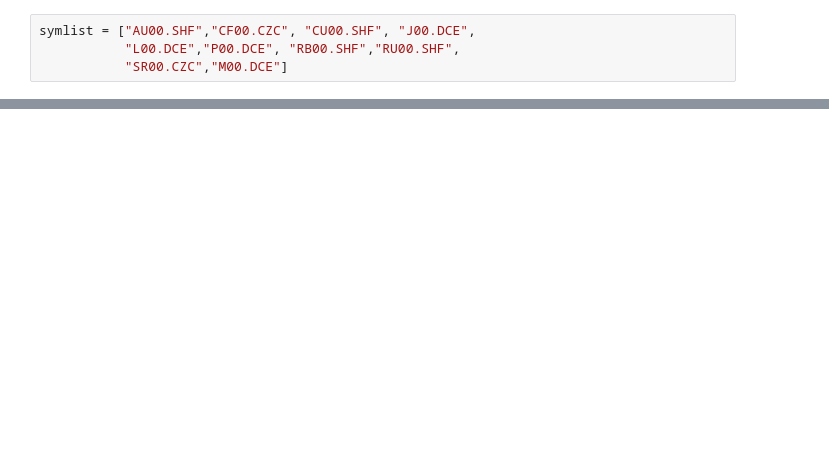
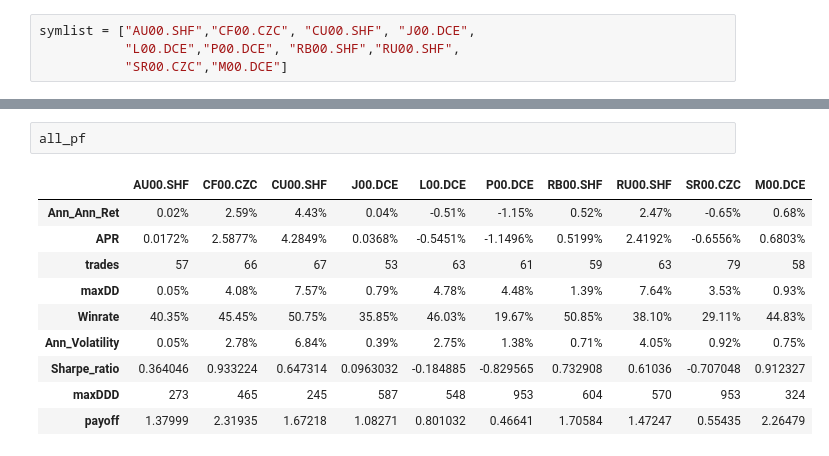
Before and after one commit to nigelliyang/CTA_Strategy, a Jupyter notebook: DoubleMA_Strategy/test_stragegy.ipynb, the cells around one changed output, grey strips where cells are left out. Drawn from its saved outputs; the diff is of its cells as text; blank space fills up the shorter version.

```diff
--- a/DoubleMA_Strategy/test_stragegy.ipynb
+++ b/DoubleMA_Strategy/test_stragegy.ipynb
@@ -11,3 +36,16 @@ pf,Pnl = stratanalyz(Accountsummny)
+# %%
+all_pf
+# %% [output]
+|  | AU00.SHF | CF00.CZC | CU00.SHF | J00.DCE | L00.DCE | P00.DCE | RB00.SHF | RU00.SHF | SR00.CZC | M00.DCE |
+| Ann_Ann_Ret | 0.02% | 2.59% | 4.43% | 0.04% | -0.51% | -1.15% | 0.52% | 2.47% | -0.65% | 0.68% |
+| APR | 0.0172% | 2.5877% | 4.2849% | 0.0368% | -0.5451% | -1.1496% | 0.5199% | 2.4192% | -0.6556% | 0.6803% |
+| trades | 57 | 66 | 67 | 53 | 63 | 61 | 59 | 63 | 79 | 58 |
+| maxDD | 0.05% | 4.08% | 7.57% | 0.79% | 4.78% | 4.48% | 1.39% | 7.64% | 3.53% | 0.93% |
+| Winrate | 40.35% | 45.45% | 50.75% | 35.85% | 46.03% | 19.67% | 50.85% | 38.10% | 29.11% | 44.83% |
+| Ann_Volatility | 0.05% | 2.78% | 6.84% | 0.39% | 2.75% | 1.38% | 0.71% | 4.05% | 0.92% | 0.75% |
+| Sharpe_ratio | 0.364046 | 0.933224 | 0.647314 | 0.0963032 | -0.184885 | -0.829565 | 0.732908 | 0.61036 | -0.707048 | 0.912327 |
+| maxDDD | 273 | 465 | 245 | 587 | 548 | 953 | 604 | 570 | 953 | 324 |
+| payoff | 1.37999 | 2.31935 | 1.67218 | 1.08271 | 0.801032 | 0.46641 | 1.70584 | 1.47247 | 0.55435 | 2.26479 |
 # %%
 ploter(Accountsummny)
 # %% [output]
```
Also changed, not shown: parts of 2 cells of this notebook, 26 other files.
